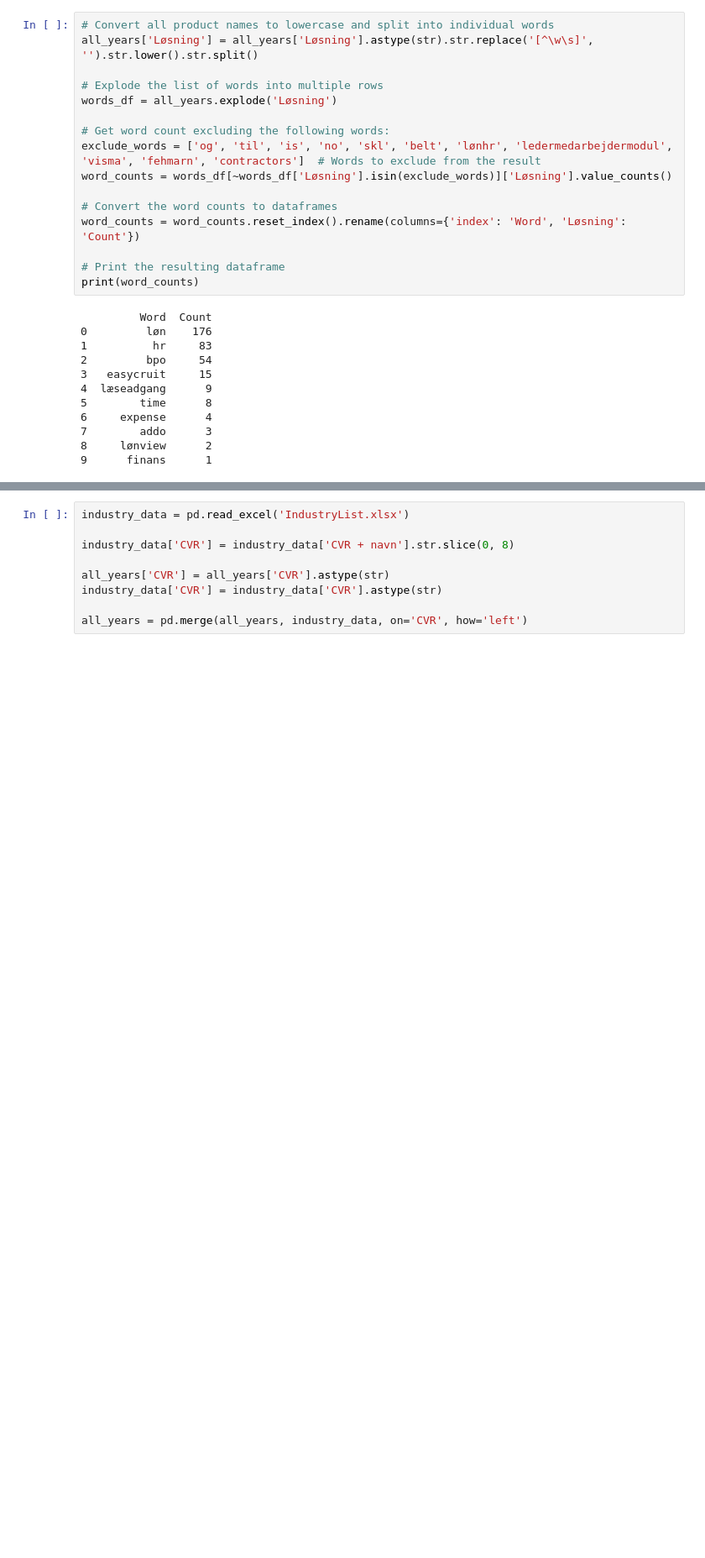
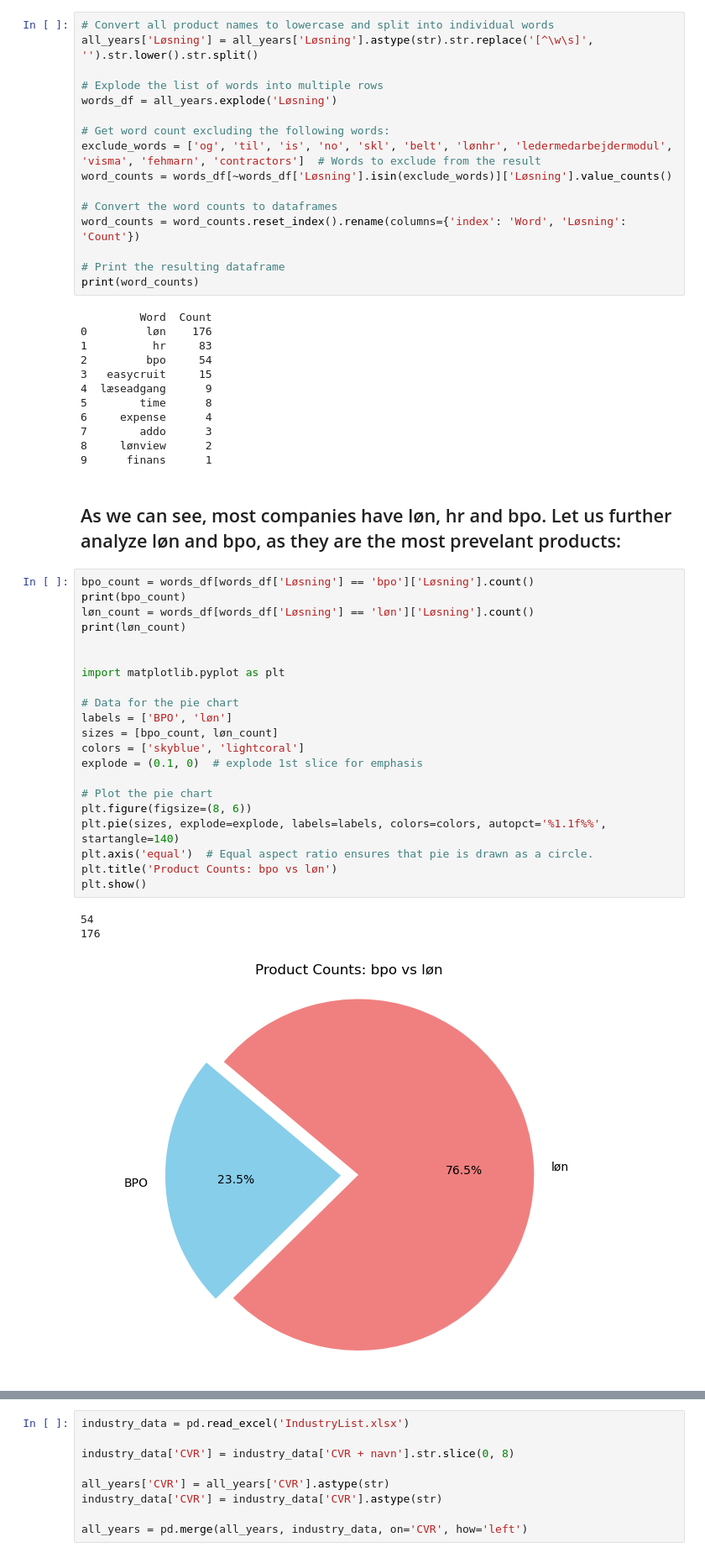
Before and after one commit to JCVE99/Cancelled-Customer-Agreement, a Jupyter notebook: OpsagteVirkAnalyse.ipynb, the cells around one changed output, grey strips where cells are left out. Shown at 84% size. Cells and saved outputs as stored; diff of their text form; blank space fills up the shorter version.

```diff
--- a/OpsagteVirkAnalyse.ipynb
+++ b/OpsagteVirkAnalyse.ipynb
@@ -205,3 +215,30 @@ print(word_counts)
 7        addo      3
 8     lønview      2
 9      finans      1
+# %% [markdown]
+## As we can see, most companies have løn, hr and bpo. Let us further analyze løn and bpo, as they are the most prevelant products:
+# %%
+bpo_count = words_df[words_df['Løsning'] == 'bpo']['Løsning'].count()
+print(bpo_count)
+løn_count = words_df[words_df['Løsning'] == 'løn']['Løsning'].count()
+print(løn_count)
+
+
+import matplotlib.pyplot as plt
+
+# Data for the pie chart
+labels = ['BPO', 'løn']
+sizes = [bpo_count, løn_count]
+colors = ['skyblue', 'lightcoral']
+explode = (0.1, 0)  # explode 1st slice for emphasis
+
+# Plot the pie chart
+plt.figure(figsize=(8, 6))
+plt.pie(sizes, explode=explode, labels=labels, colors=colors, autopct='%1.1f%%', startangle=140)
+plt.axis('equal')  # Equal aspect ratio ensures that pie is drawn as a circle.
+plt.title('Product Counts: bpo vs løn')
+plt.show()
+# %% [output]
+54
+176
+[figure, added]
```
Also changed, not shown: parts of 58 cells of this notebook, 14 other files.
